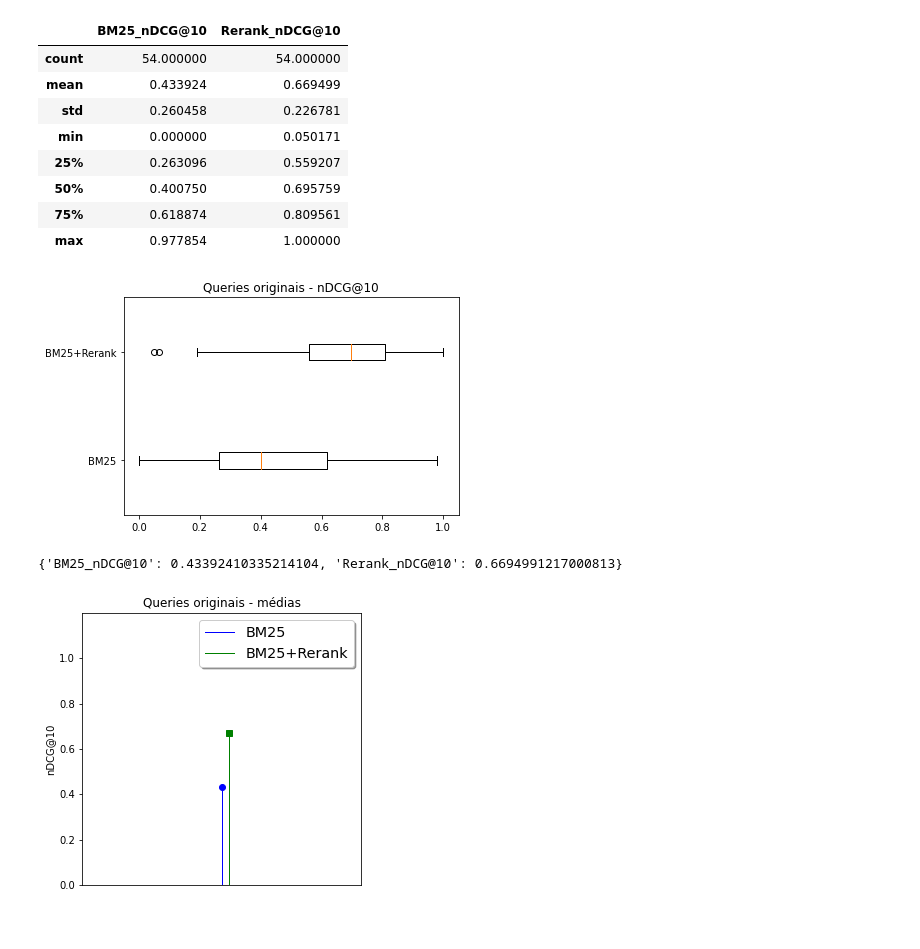
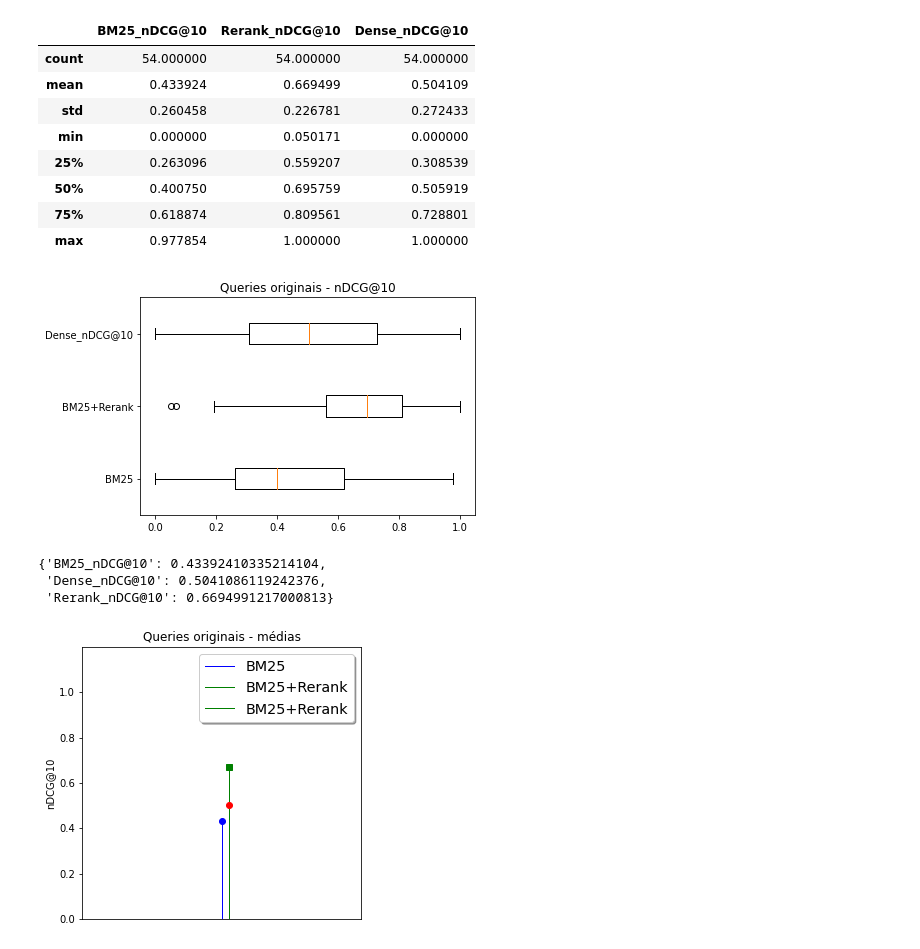
Before and after one commit to leonardo3108/robustez-query, a Jupyter notebook: code/gerar_graficos_comparacao_metodos.ipynb, the cells around one changed output. Cells and saved outputs as stored; diff of their text form; code cells hidden in the pictures.

```diff
--- a/code/gerar_graficos_comparacao_metodos.ipynb
+++ b/code/gerar_graficos_comparacao_metodos.ipynb
@@ -84,36 +213,41 @@ fig.savefig('ndcg10_originals.png', transparent=False, dpi=80, bbox_inches='tigh
 # %%
-df_nDCG[['BM25_nDCG@10', 'Rerank_nDCG@10']].describe()
+df_nDCG[['BM25_nDCG@10', 'Rerank_nDCG@10', 'Dense_nDCG@10']].describe()
 # %% [output]
-|  | BM25_nDCG@10 | Rerank_nDCG@10 |
-| count | 54.000000 | 54.000000 |
-| mean | 0.433924 | 0.669499 |
-| std | 0.260458 | 0.226781 |
-| min | 0.000000 | 0.050171 |
-| 25% | 0.263096 | 0.559207 |
-| 50% | 0.400750 | 0.695759 |
-| 75% | 0.618874 | 0.809561 |
-| max | 0.977854 | 1.000000 |
+|  | BM25_nDCG@10 | Rerank_nDCG@10 | Dense_nDCG@10 |
+| count | 54.000000 | 54.000000 | 54.000000 |
+| mean | 0.433924 | 0.669499 | 0.504109 |
+| std | 0.260458 | 0.226781 | 0.272433 |
+| min | 0.000000 | 0.050171 | 0.000000 |
+| 25% | 0.263096 | 0.559207 | 0.308539 |
+| 50% | 0.400750 | 0.695759 | 0.505919 |
+| 75% | 0.618874 | 0.809561 | 0.728801 |
+| max | 0.977854 | 1.000000 | 1.000000 |
 # %%
 fig, ax = plt.subplots()
 ax.set_title('Queries originais - nDCG@10')
-ax.boxplot(df_nDCG[['BM25_nDCG@10', 'Rerank_nDCG@10']].values, vert=False)
-ax.set(yticklabels=['BM25', 'BM25+Rerank'])
+ax.boxplot(df_nDCG[['BM25_nDCG@10', 'Rerank_nDCG@10', 'Dense_nDCG@10']].values, vert=False)
+ax.set(yticklabels=['BM25', 'BM25+Rerank', 'Dense_nDCG@10'])
 fig.show()
 fig.savefig('ndcg10_originals_boxplot.png', transparent=False, dpi=80, bbox_inches='tight')
 # %% [output]
-[figure, old version]
+[figure, new version]
 # %%
-df_nDCG[['BM25_nDCG@10', 'Rerank_nDCG@10']].mean().to_dict()
+df_nDCG[['BM25_nDCG@10', 'Rerank_nDCG@10', 'Dense_nDCG@10']].mean().to_dict()
 # %% [output]
-{'BM25_nDCG@10': 0.43392410335214104, 'Rerank_nDCG@10': 0.6694991217000813}
+{'BM25_nDCG@10': 0.43392410335214104,
+ 'Dense_nDCG@10': 0.5041086119242376,
+ 'Rerank_nDCG@10': 0.6694991217000813}
 # %%
 fig, ax = plt.subplots(figsize=(5, 5))
-data = df_nDCG[['BM25_nDCG@10', 'Rerank_nDCG@10']].mean().to_dict()
+data = df_nDCG[['BM25_nDCG@10', 'Rerank_nDCG@10', 'Dense_nDCG@10']].mean().to_dict()
 
 ax.plot(np.zeros(10), np.linspace(0, data['BM25_nDCG@10'], 10), linestyle='solid', linewidth=1, color='blue', label='BM25')
 ax.plot(np.zeros(10)+1, np.linspace(0, data['Rerank_nDCG@10'], 10), linestyle='solid', linewidth=1, color='green', label='BM25+Rerank')
+ax.plot(np.zeros(10)+1, np.linspace(0, data['Dense_nDCG@10'], 10), linestyle='solid', linewidth=1, color='green', label='BM25+Rerank')
+
 ax.plot(0, data['BM25_nDCG@10'], 'bo')
 ax.plot(1, data['Rerank_nDCG@10'], 'gs')
+ax.plot(1, data['Dense_nDCG@10'], 'ro')
 
 legend = ax.legend(loc='upper right', shadow=True, fontsize='x-large')
 ax.set_title('Queries originais - médias')
@@ -124,4 +258,4 @@ ax.tick_params(left=True, bottom=False, labelbottom=False)
 fig.savefig('ndcg10_originals_means.png', transparent=False, dpi=80, bbox_inches='tight')
 plt.show()
 # %% [output]
-[figure, old version]
+[figure, new version]
```
Also changed, not shown: parts of 16 cells of this notebook.
